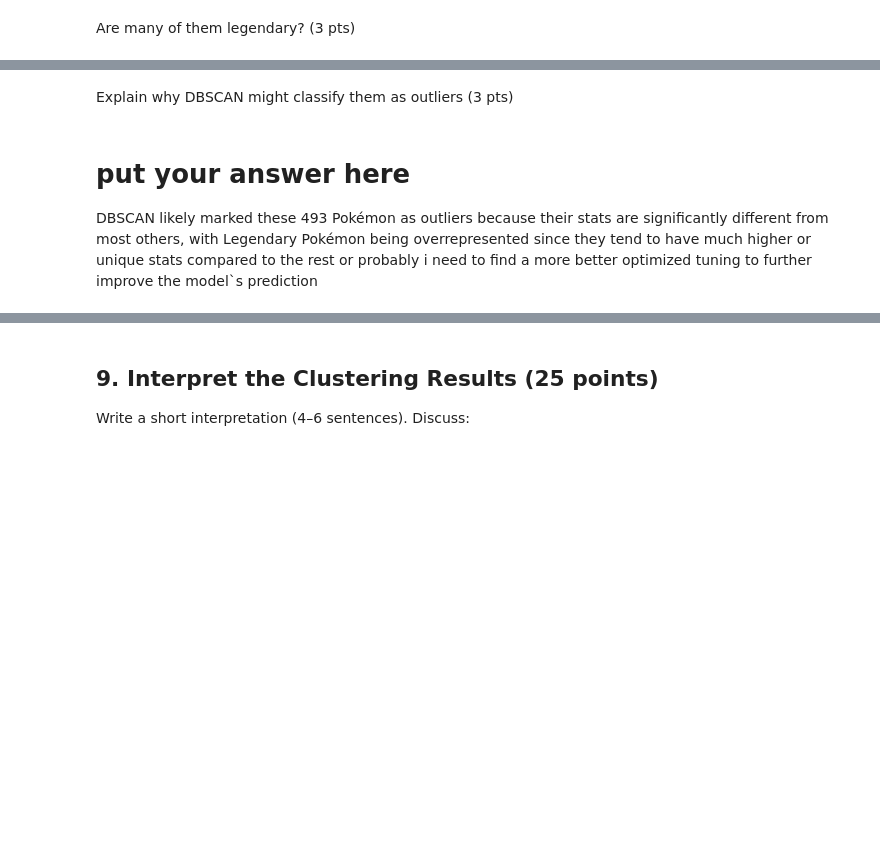
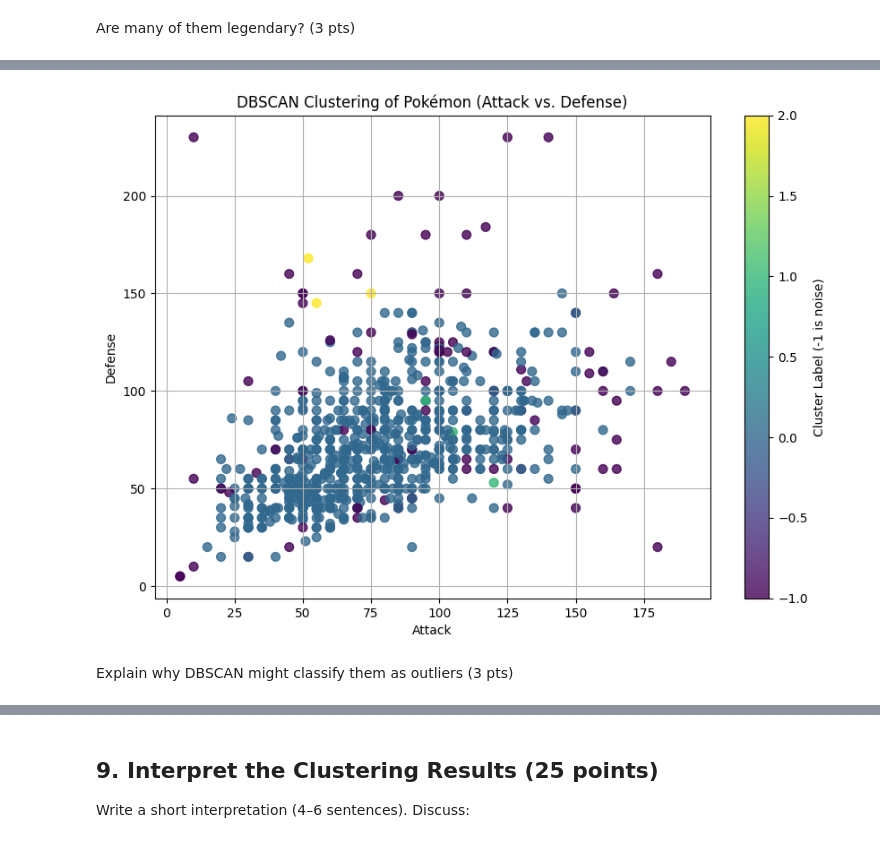
Before and after one commit to og-cz/CCADMACL, a Jupyter notebook: Exercise3b.ipynb, the cells around one changed output, grey strips where cells are left out. Saved outputs shown, nothing was run; the diff lists cells and outputs as text; code cells hidden in the pictures; blank space fills up the shorter version.

```diff
--- a/Exercise3b.ipynb
+++ b/Exercise3b.ipynb
@@ -439,5 +404,13 @@ There are 493 outliers, of which 53 are Legendary.
+# %%
+plt.figure(figsize=(10, 7))
+scatter = plt.scatter(df_withclusters['Attack'], df_withclusters['Defense'], c=df_withclusters['Cluster'], cmap='viridis', s=50, alpha=0.8)
+plt.title('DBSCAN Clustering of Pokémon (Attack vs. Defense)')
+plt.xlabel('Attack')
+plt.ylabel('Defense')
+plt.colorbar(scatter, label='Cluster Label (-1 is noise)')
+plt.grid(True)
+plt.show()
+# %% [output]
+[figure, added]
 # %% [markdown]
 Explain why DBSCAN might classify them as outliers (3 pts)
-# %% [markdown]
-# put your answer here
-DBSCAN likely marked these 493 Pokémon as outliers because their stats are significantly different from most others, with Legendary Pokémon being overrepresented since they tend to have much higher or unique stats compared to the rest or probably i need to find a more better optimized tuning to further improve the model`s prediction
```
Also changed, not shown: parts of 20 cells of this notebook.
